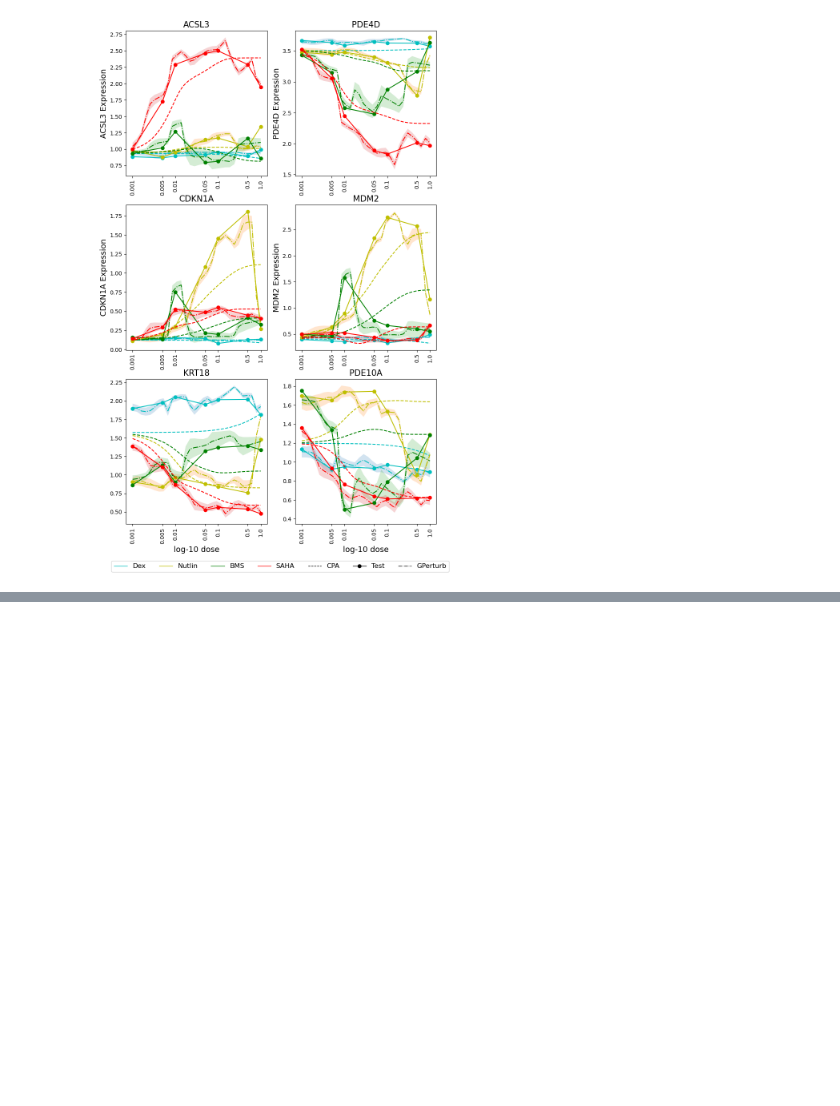
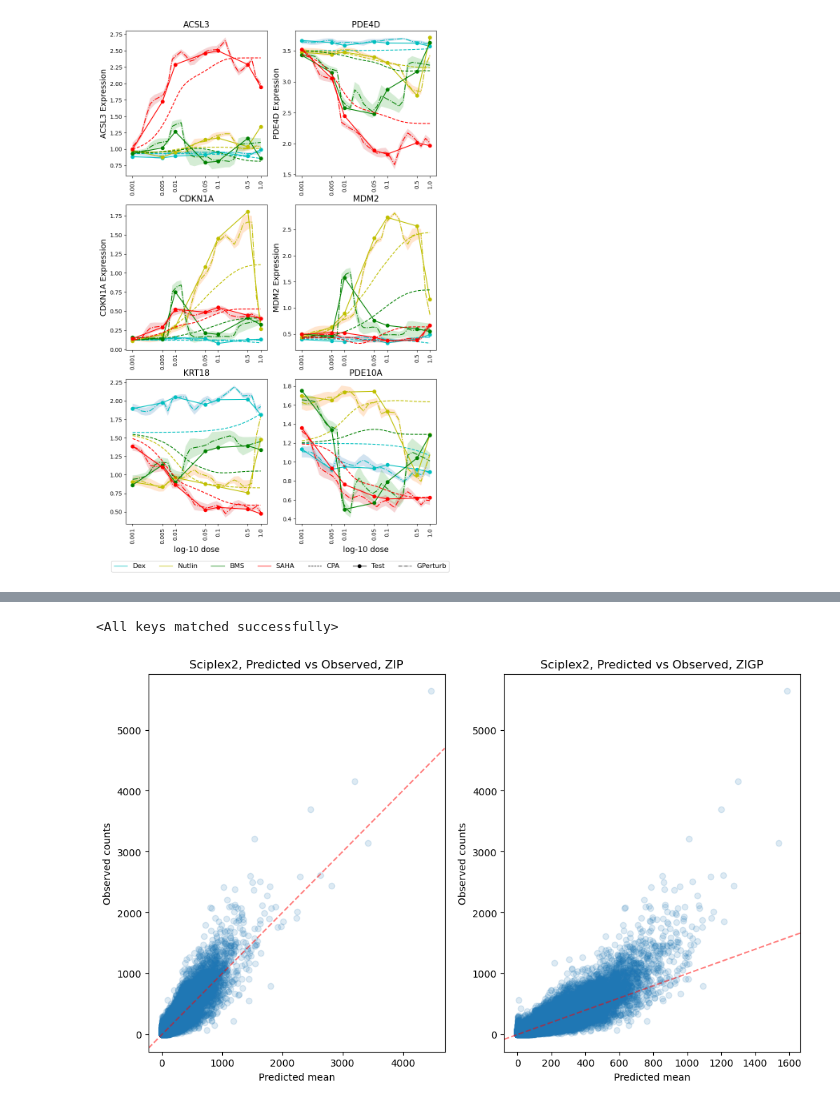
Before and after one commit to hwxing3259/GPerturb, a Jupyter notebook: numerical_examples/SciPlex2_GPerturb.ipynb, the cells around one changed output, grey strips where cells are left out. Drawn from its saved outputs; the diff is of its cells as text; code cells hidden in the pictures; blank space fills up the shorter version.

```diff
--- a/numerical_examples/SciPlex2_GPerturb.ipynb
+++ b/numerical_examples/SciPlex2_GPerturb.ipynb
@@ -261,0 +363,73 @@ f.set_size_inches(10, 16)
+# %%
+start = time.time()
+output_dim = my_observation.shape[1]
+sample_size = my_observation.shape[0]
+hidden_node = 1000
+hidden_layer = 4
+conditioner_dim = my_conditioner.shape[1]
+cell_info_dim = my_cell_info.shape[1]
+
+
+lr_parametric = 2e-4
+nu_1, nu_2, nu_3, nu_4 = torch.tensor(10.).to(device), torch.tensor(0.1).to(device), torch.tensor(3.).to(device), torch.tensor(0.1).to(device)
+tau = torch.tensor(1.).to(device)
+
+# Gamma Poisson (Negative binomial) model
+parametric_model = GPerturb_ZINB(conditioner_dim=conditioner_dim, output_dim=output_dim,
+                                 base_dim=cell_info_dim, data_size=sample_size,
+                                 hidden_node=hidden_node, hidden_layer_1=hidden_layer,
+                                 hidden_layer_2=hidden_layer, tau=tau)
+# Poisson model
+# parametric_model = GPerturb_ZIP(conditioner_dim=conditioner_dim, output_dim=output_dim,
+#                                 base_dim=cell_info_dim, data_size=sample_size,
+#                                 hidden_node=hidden_node, hidden_layer_1=hidden_layer,
+#                                 hidden_layer_2=hidden_layer, tau=tau)
+# parametric_model.test_id = list(np.random.choice(a=range(my_observation.shape[0]), size=my_observation.shape[0] // 8, replace=False))
+# parametric_model = parametric_model.to(device)
+
+
+# train from scratch
+# parametric_model.GPerturb_train(epoch=300, observation=my_observation, cell_info=my_cell_info, perturbation=my_conditioner,
+#                                 nu_1=nu_1, nu_2=nu_2, nu_3=nu_3, nu_4=nu_4, lr=lr_parametric, device=device)
+
+# load from pre-computed
+# parametric_model.load_state_dict(torch.load('GPerturb_SciPlex2_ZIP.pt'))
+
+# loading the ZINB model
+parametric_model.load_state_dict(torch.load('GPerturb_Sciplex2_ZINB_ref.pt'))
+
+parametric_model=parametric_model.to('cpu')
+# %% [output]
+<All keys matched successfully>
+# %%
+# computed prediction over test set
+# perturb_level, _, base_mean, logit_p, _ = parametric_model(my_conditioner.cpu()[parametric_model.test_id], my_cell_info.cpu()[parametric_model.test_id])
+# estimated_pert = logexpp1(F.sigmoid(logit_p) * perturb_level + base_mean).detach().cpu().numpy()
+# test_observation = my_observation.cpu().numpy()[parametric_model.test_id]
+
+# load from precomputed
+fig, axes = plt.subplots(1, 2)
+avg_pred = np.loadtxt('./GPerturb_vis_data/Sciplex2_ZIP_est.csv').ravel()
+avg_obs = np.loadtxt('./GPerturb_vis_data/Sciplex2_ZIP_obs.csv').ravel()
+avg_pred = avg_pred[avg_obs != 0]
+avg_obs = avg_obs[avg_obs != 0]
+axes[0].scatter(avg_pred, avg_obs, alpha=0.15)
+axes[0].axline((1, 1), slope=1, c='r', alpha=0.5, linestyle='--')
+axes[0].set_xlabel('Predicted mean')
+axes[0].set_ylabel('Observed counts')
+axes[0].set_title('Sciplex2, Predicted vs Observed, ZIP')
+
+avg_pred = np.loadtxt('./GPerturb_vis_data/Sciplex2_avg_pred_GPerturb_zinb.csv').ravel()
+avg_obs = np.loadtxt('./GPerturb_vis_data/Sciplex2_avg_obs_GPerturb_zinb.csv').ravel()
+avg_pred = avg_pred[avg_obs != 0]
+avg_obs = avg_obs[avg_obs != 0]
+axes[1].scatter(avg_pred, avg_obs, alpha=0.15)
+axes[1].axline((1, 1), slope=1, c='r', alpha=0.5, linestyle='--')
+axes[1].set_xlabel('Predicted mean')
+axes[1].set_ylabel('Observed counts')
+axes[1].set_title('Sciplex2, Predicted vs Observed, ZIGP')
+fig.set_size_inches(12, 7)
+# plt.savefig('Sciplex2_count.png')
+# plt.close()
+# %% [output]
+[figure, added]
```
Also changed, not shown: parts of 6 cells of this notebook, 3 other files.
